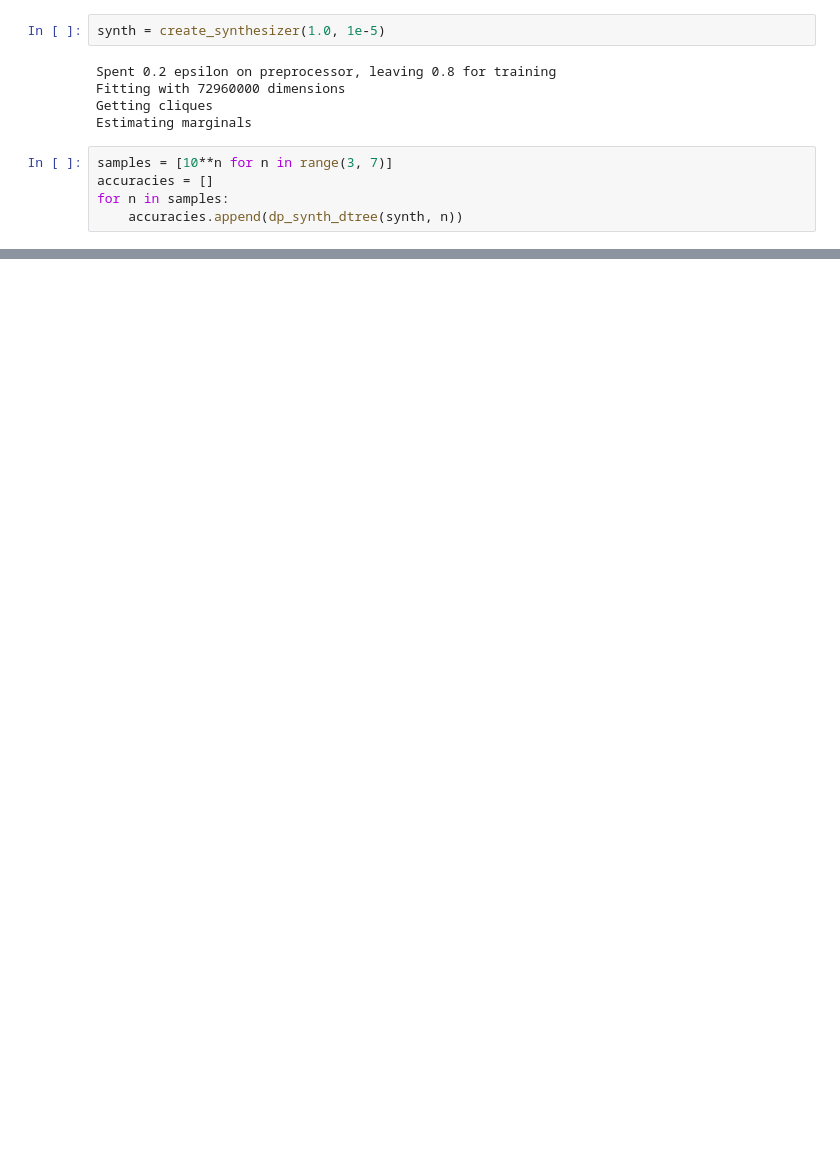
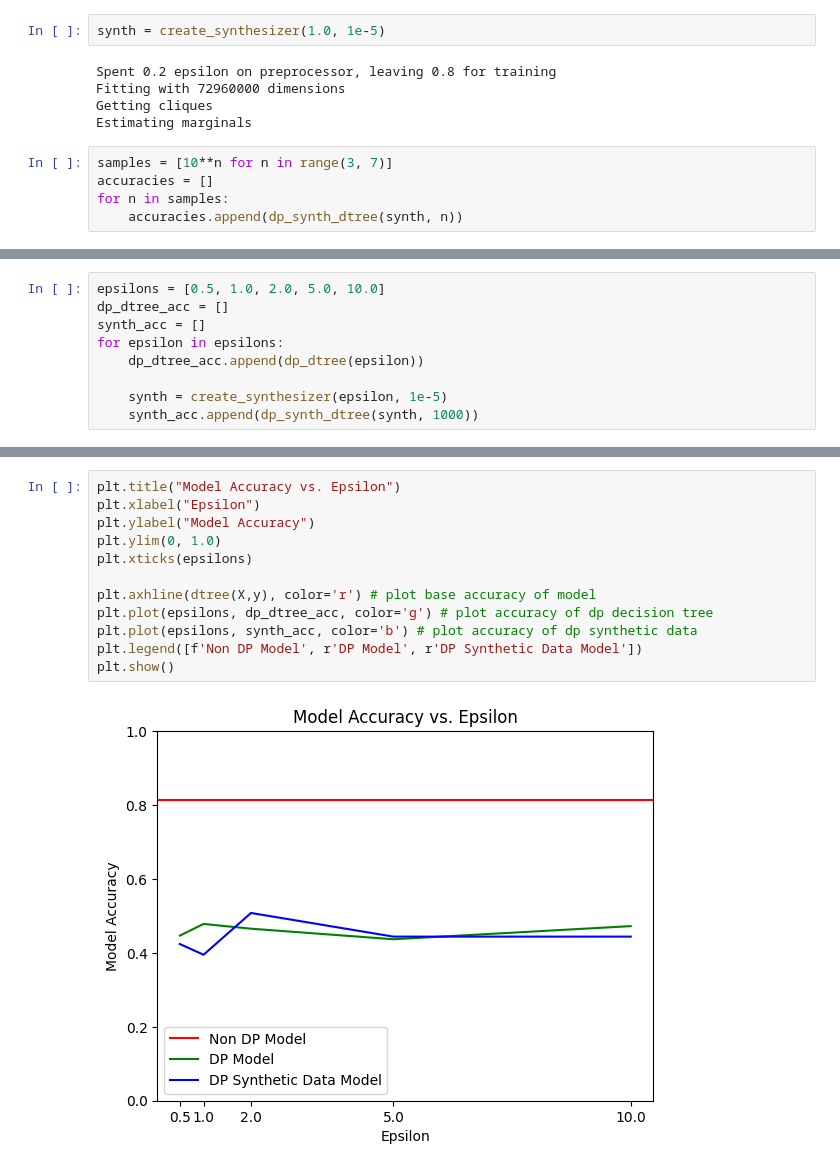
Before and after one commit to levipare/cs3110-final-project, a Jupyter notebook: project.ipynb, the cells around one changed output, grey strips where cells are left out. Drawn from its saved outputs; the diff is of its cells as text; blank space fills up the shorter version.

```diff
--- a/project.ipynb
+++ b/project.ipynb
@@ -85,0 +90,9 @@ plt.plot(samples, accuracies)
+# %%
+epsilons = [0.5, 1.0, 2.0, 5.0, 10.0]
+dp_dtree_acc = []
+synth_acc = []
+for epsilon in epsilons:
+    dp_dtree_acc.append(dp_dtree(epsilon))
+
+    synth = create_synthesizer(epsilon, 1e-5)
+    synth_acc.append(dp_synth_dtree(synth, 1000))
@@ -85,0 +120,14 @@ plt.plot(samples, accuracies)
+# %%
+plt.title("Model Accuracy vs. Epsilon")
+plt.xlabel("Epsilon")
+plt.ylabel("Model Accuracy")
+plt.ylim(0, 1.0)
+plt.xticks(epsilons)
+
+plt.axhline(dtree(X,y), color='r') # plot base accuracy of model
+plt.plot(epsilons, dp_dtree_acc, color='g') # plot accuracy of dp decision tree
+plt.plot(epsilons, synth_acc, color='b') # plot accuracy of dp synthetic data
+plt.legend([f'Non DP Model', r'DP Model', r'DP Synthetic Data Model'])
+plt.show()
+# %% [output]
+[figure, added]
```
Also changed, not shown: parts of 8 cells of this notebook.
